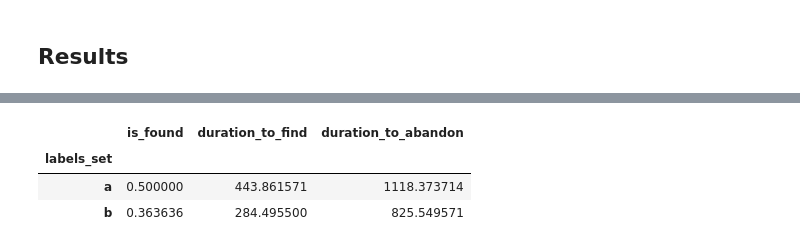
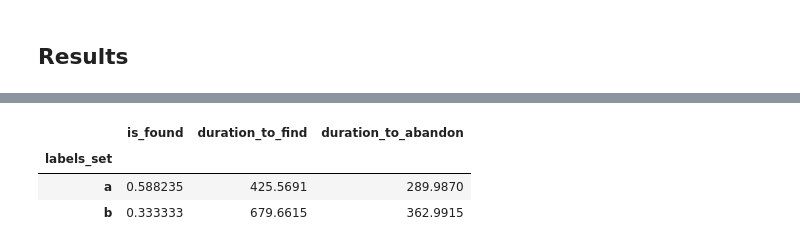
Before and after one commit to NatLibFi/kivepa-booksearch-workshop, a Jupyter notebook: analysis.ipynb, the cells around one changed output, grey strips where cells are left out. Cells and saved outputs as stored; diff of their text form; code cells hidden in the pictures.

```diff
--- a/analysis.ipynb
+++ b/analysis.ipynb
@@ -22,7 +29,7 @@ df.head()
 # Convert timestamps in string format to datetime
 df['search_begin_time_utc'] = pd.to_datetime(df['search_begin_time_utc'])
 df['search_end_time_utc'] = pd.to_datetime(df['search_end_time_utc'])
-df['search_abandon_time_utc'] = pd.to_datetime(df['abandon_time_utc'])
+df['search_abandon_time_utc'] = pd.to_datetime(df['search_abandon_time_utc'])
 
 # Calculate durations in seconds
 df['duration_to_find'] = (df['search_end_time_utc'] - df['search_begin_time_utc']).dt.total_seconds()
@@ -48,7 +109,10 @@ df.groupby(by='labels_set')[['is_found']].sum()
 # %%
-df.groupby(by='labels_set')[['is_found', 'duration_to_find', 'duration_to_abandon']].mean()
+df.groupby(by='labels_set').agg({
+    "is_found": 'mean',
+    "duration_to_find": 'mean',
+    "duration_to_abandon": 'mean',})
 # %% [output]
 |  | is_found | duration_to_find | duration_to_abandon |
 | labels_set |  |  |  |
-| a | 0.500000 | 443.861571 | 1118.373714 |
-| b | 0.363636 | 284.495500 | 825.549571 |
+| a | 0.588235 | 425.5691 | 289.9870 |
+| b | 0.333333 | 679.6615 | 362.9915 |
```
Also changed, not shown: parts of 11 cells of this notebook.
